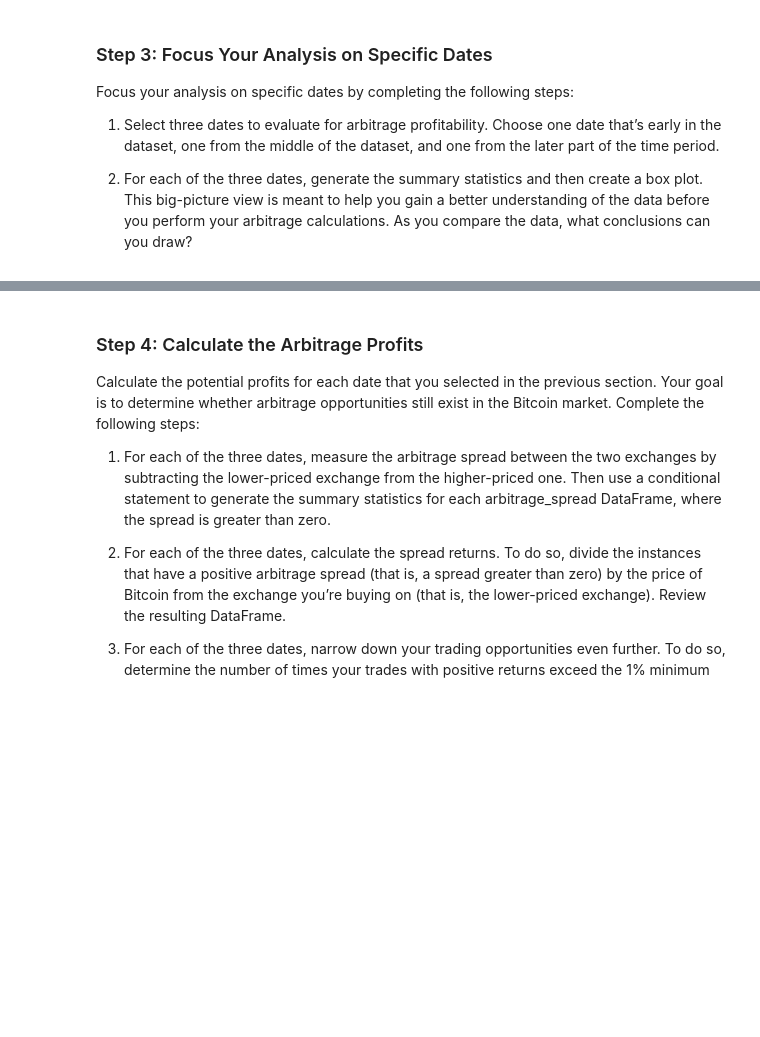
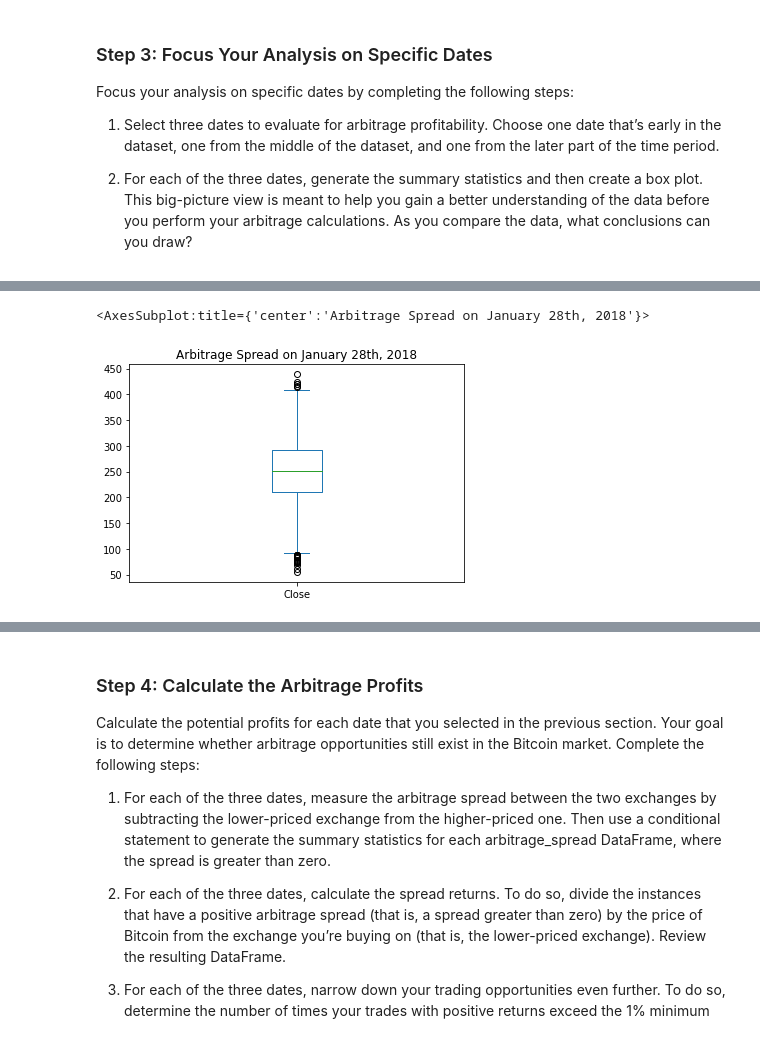
Before and after one commit to rrmangum/Bitcoin_Arbitrage_Trading_Opportunities_2018, a Jupyter notebook: crypto_arbitrage.ipynb, the cells around one changed output, grey strips where cells are left out. Saved outputs shown, nothing was run; the diff lists cells and outputs as text; code cells hidden in the pictures; blank space fills up the shorter version.

```diff
--- a/crypto_arbitrage.ipynb
+++ b/crypto_arbitrage.ipynb
@@ -417,7 +421,8 @@ Focus your analysis on specific dates by completing the following steps:
 # %%
 # Using the early date that you have selected, calculate the arbitrage spread
 # by subtracting the bitstamp lower closing prices from the coinbase higher closing prices
-arbitrage_spread_early = # YOUR CODE HERE
+arbitrage_spread_early = bitstamp_sliced.loc["2018-01-28"] - coinbase_sliced.loc["2018-01-28"]
+
 
 # Generate summary statistics for the early DataFrame
-# YOUR CODE HERE
+arbitrage_spread_early.describe()
@@ -424,6 +439,9 @@ arbitrage_spread_early = # YOUR CODE HERE
 # %%
 # Visualize the arbitrage spread from early in the dataset in a box plot
-# YOUR CODE HERE
+arbitrage_spread_early.plot(kind="box", title = "Arbitrage Spread on January 28th, 2018")
+# %% [output]
+<AxesSubplot:title={'center':'Arbitrage Spread on January 28th, 2018'}>
+[figure, added]
 # %%
 # Create an overlay plot that visualizes the two dataframes over a period of one day from the middle of the dataset.
 # Be sure that the plots include the parameters `legend`, `figsize`, `title`, `color` and `label`
```
Also changed, not shown: parts of 8 cells of this notebook.
